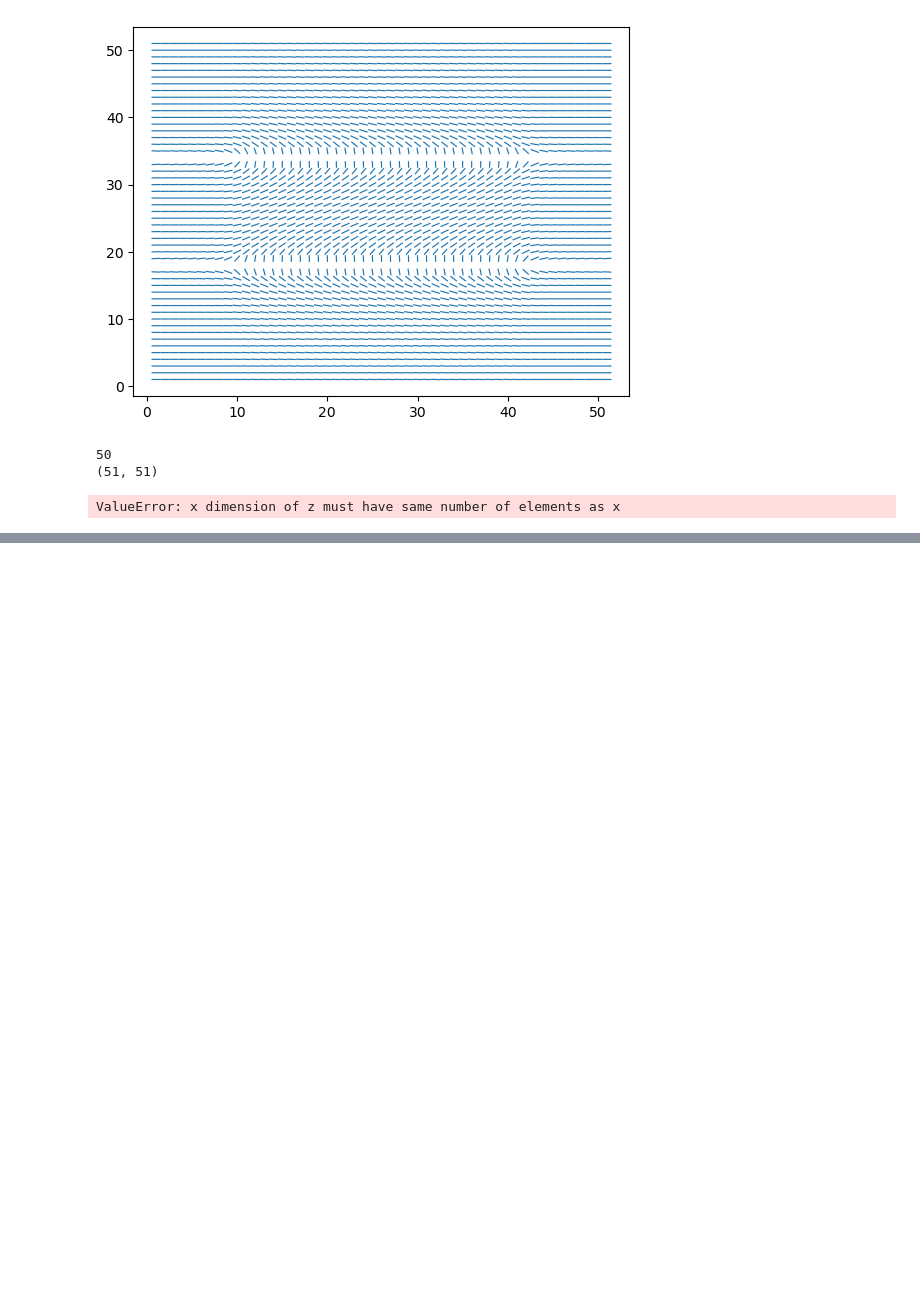
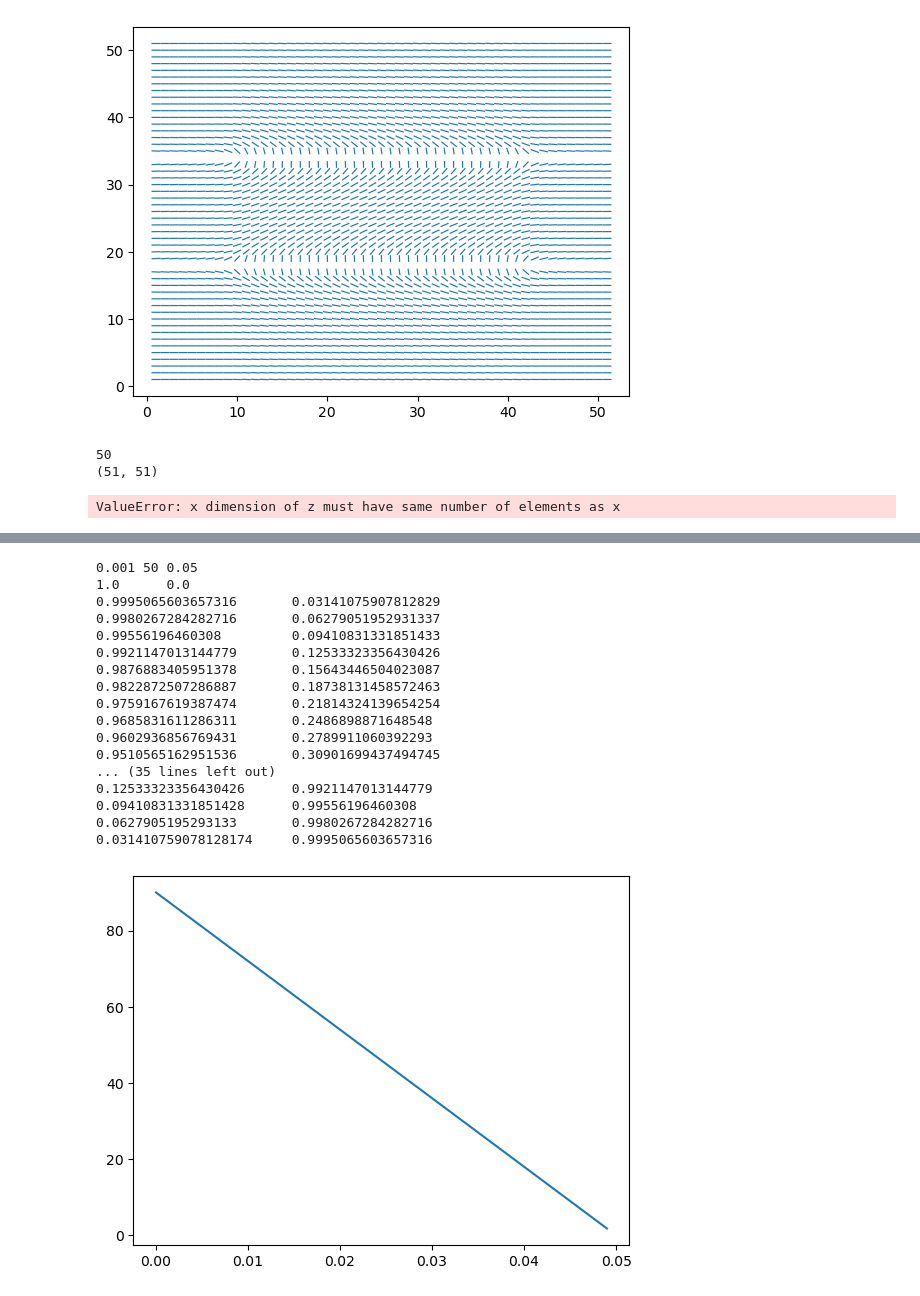
Before and after one commit to mdeutsc2/QtensorFEM, a Jupyter notebook: scripts/director_test.ipynb, the cells around one changed output, grey strips where cells are left out. Drawn from its saved outputs; the diff is of its cells as text; code cells hidden in the pictures; blank space fills up the shorter version.

```diff
--- a/scripts/director_test.ipynb
+++ b/scripts/director_test.ipynb
@@ -150,0 +156,43 @@ plt.show()
+# %%
+dt = 0.001
+nsteps = 50
+T = dt*nsteps
+print(dt,nsteps,T)
+steps = np.linspace(0.0,T-dt,num=nsteps)
+nx = 1
+ny = 0
+n_orig=[nx,ny]
+twistrate = 1.8
+angle = np.zeros(nsteps)
+for i,t in enumerate(steps):
+    nx = np.cos(np.deg2rad(twistrate*(t/dt)))
+    ny = np.sin(np.deg2rad(twistrate*(t/dt)))
+    s = np.sqrt(nx*nx + ny*ny)
+    nx = nx/s
+    ny = ny/s
+    n_new = [nx,ny]
+    angle[i] = np.rad2deg(np.arctan2(nx,ny))
+    #angle[i] = np.rad2deg(np.dot(n_orig,n_new))
+    print(nx,"\t",ny)
+
+plt.plot(steps,angle)
+plt.show()
+# %% [output]
+0.001 50 0.05
+1.0      0.0
+0.9995065603657316       0.03141075907812829
+0.9980267284282716       0.06279051952931337
+0.99556196460308         0.09410831331851433
+0.9921147013144779       0.12533323356430426
+0.9876883405951378       0.15643446504023087
+0.9822872507286887       0.18738131458572463
+0.9759167619387474       0.21814324139654254
+0.9685831611286311       0.2486898871648548
+0.9602936856769431       0.2789911060392293
+0.9510565162951536       0.30901699437494745
+... (35 lines left out)
+0.12533323356430426      0.9921147013144779
+0.09410831331851428      0.99556196460308
+0.0627905195293133       0.9980267284282716
+0.031410759078128174     0.9995065603657316
+[figure, added]
```
Also changed, not shown: parts of 1 cell of this notebook, 6 other files.
